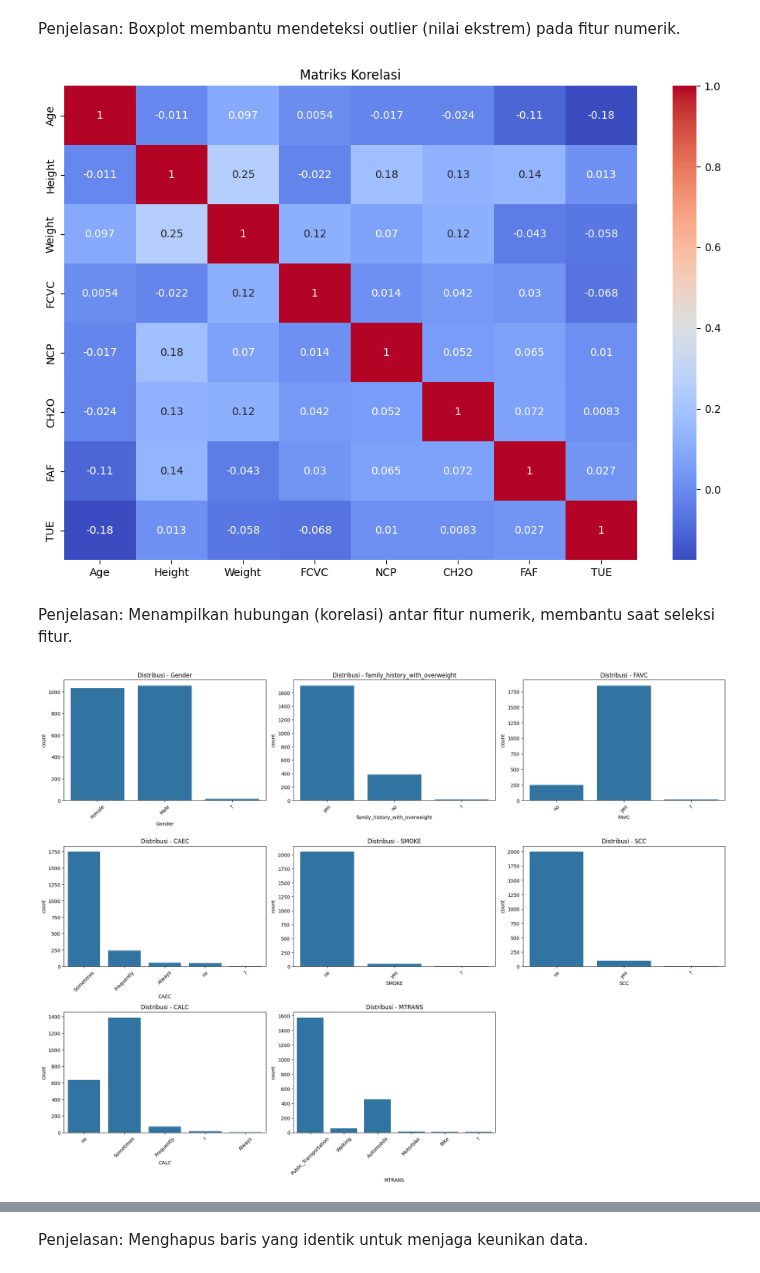
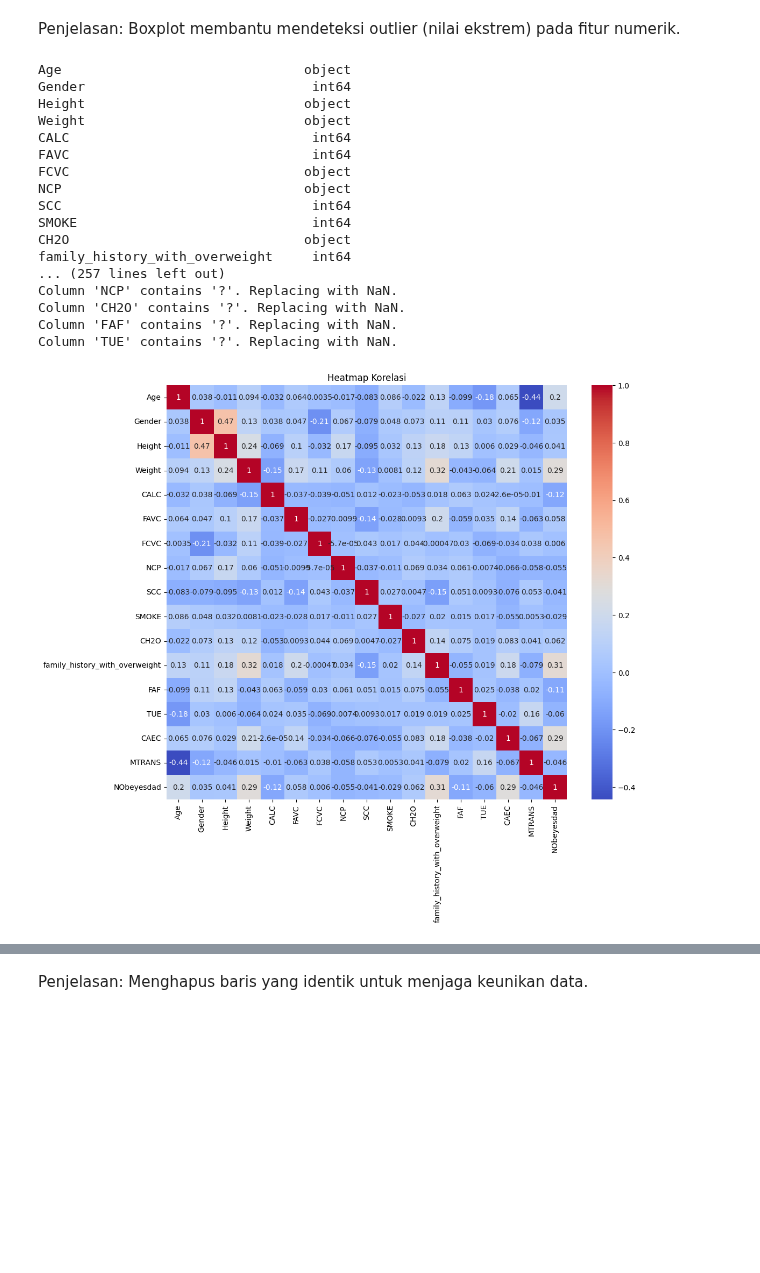
Before and after one commit to EfandraEka/CAPSTONE-PROJECT_Minggu1, a Jupyter notebook: CAPSTONE_PROJECT.ipynb, the cells around one changed output, grey strips where cells are left out. Saved outputs shown, nothing was run; the diff lists cells and outputs as text; code cells hidden in the pictures; blank space fills up the shorter version.

```diff
--- a/CAPSTONE_PROJECT.ipynb
+++ b/CAPSTONE_PROJECT.ipynb
@@ -99,13 +103,13 @@ plt.show()
 Penjelasan:
 Menampilkan jumlah data per kategori obesitas. Ini penting untuk melihat apakah data target seimbang atau tidak.
 # %%
-numerical_cols = ['Age', 'Height', 'Weight', 'FCVC', 'NCP', 'CH2O', 'FAF', 'TUE']
-
+# Deteksi outlier dengan boxplot
+num_cols = ['Age', 'Height', 'Weight', 'FCVC', 'NCP', 'CH2O', 'FAF', 'TUE']
 plt.figure(figsize=(15,10))
-for i, col in enumerate(numerical_cols, 1):
-    plt.subplot(3, 3, i)
-    sns.boxplot(y=df[col])
-    plt.title(f'Boxplot - {col}')
+for i, col in enumerate(num_cols):
+    plt.subplot(3, 3, i+1)
+    sns.boxplot(x=df[col])
+    plt.title(f'Outlier: {col}')
 plt.tight_layout()
 plt.show()
 # %% [output]
@@ -113,30 +117,48 @@ plt.show()
 # %% [markdown]
 Penjelasan:
 Boxplot membantu mendeteksi outlier (nilai ekstrem) pada fitur numerik.
+# %%
+#  Hapus duplikasi jika ada
+df = df.drop_duplicates()
+# %%
+# Label Encoding kolom kategorikal
+categorical_cols = ['Gender', 'family_history_with_overweight', 'FAVC', 'CAEC',
+                    'SMOKE', 'SCC', 'CALC', 'MTRANS', 'NObeyesdad']
+
+le = LabelEncoder()
+for col in categorical_cols:
+    df[col] = le.fit_transform(df[col])
 # %%
-# Replace '?' with NaN and then convert columns to numeric
-for col in numerical_cols:
-    df[col] = pd.to_numeric(df[col].replace('?', np.nan))
-
-plt.figure(figsize=(12,8))
-sns.heatmap(df[numerical_cols].corr(), annot=True, cmap='coolwarm')
-plt.title('Matriks Korelasi')
+# Visualisasi korelasi antar fitur
+print(df.dtypes)
+for col in df.select_dtypes(include='object').columns:
+    print(f"Unique values in {col}: {df[col].unique()}")
+for col in df.columns:
+    if df[col].dtype == 'object':
+        if '?' in df[col].unique():
+            print(f"Column '{col}' contains '?'. Replacing with NaN.")
+            df[col] = df[col].replace('?', np.nan)
+df = df.dropna()
+plt.figure(figsize=(12,10))
+sns.heatmap(df.corr(), annot=True, cmap='coolwarm')
+plt.title("Heatmap Korelasi")
 plt.show()
 # %% [output]
+Age                               object
+Gender                             int64
+Height                            object
+Weight                            object
+CALC                               int64
+FAVC                               int64
+FCVC                              object
+NCP                               object
+SCC                                int64
+SMOKE                              int64
+CH2O                              object
+family_history_with_overweight     int64
+... (257 lines left out)
+Column 'NCP' contains '?'. Replacing with NaN.
+Column 'CH2O' contains '?'. Replacing with NaN.
+Column 'FAF' contains '?'. Replacing with NaN.
+Column 'TUE' contains '?'. Replacing with NaN.
-[figure, old version]
+[figure, new version]
-# %% [markdown]
-Penjelasan:
-Menampilkan hubungan (korelasi) antar fitur numerik, membantu saat seleksi fitur.
-# %%
-cat_cols = ['Gender', 'family_history_with_overweight', 'FAVC', 'CAEC', 'SMOKE', 'SCC', 'CALC', 'MTRANS']
-
-plt.figure(figsize=(20,15))
-for i, col in enumerate(cat_cols, 1):
-    plt.subplot(3, 3, i)
-    sns.countplot(x=col, data=df)
-    plt.title(f'Distribusi - {col}')
-    plt.xticks(rotation=45)
-plt.tight_layout()
-plt.show()
-# %% [output]
-[figure, removed]
```
Also changed, not shown: parts of 39 cells of this notebook.
